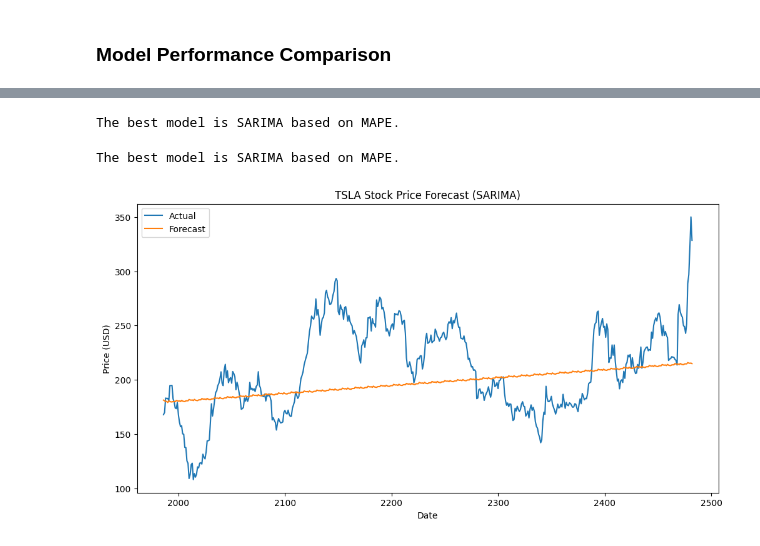
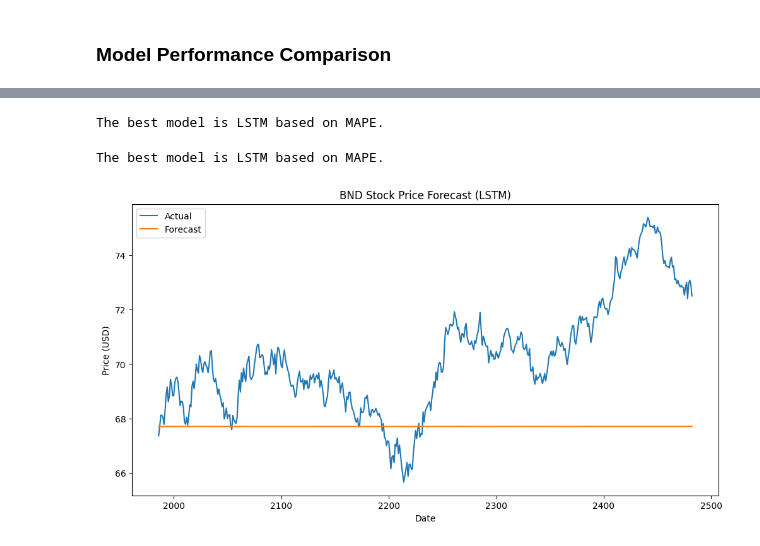
Before and after one commit to OL-YAD/portfolio-optimization-forecasting, a Jupyter notebook: notebooks/BND_time_series_forecasting.ipynb, the cells around one changed output, grey strips where cells are left out. Saved outputs shown, nothing was run; the diff lists cells and outputs as text; code cells hidden in the pictures.

```diff
--- a/notebooks/BND_time_series_forecasting.ipynb
+++ b/notebooks/BND_time_series_forecasting.ipynb
@@ -92,7 +92,7 @@ sarima_forecast = sarima_model_fit.forecast(steps=len(df_BND_test))
 
 sarima_mae = mean_absolute_error(df_BND_test['Close'], sarima_forecast)
 sarima_rmse = np.sqrt(mean_squared_error(df_BND_test['Close'], sarima_forecast))
-sarima_mape = mean_absolute_percentage_error(df_TSLA_test['Close'], sarima_forecast)
+sarima_mape = mean_absolute_percentage_error(df_BND_test['Close'], sarima_forecast)
 
 print(f"SARIMA Model Performance:")
 print(f"MAE: {sarima_mae:.2f}")
@@ -187,27 +187,27 @@ plt.show()
 ### LSTM Model
 # %%
 # LSTM Model
-print("Developing LSTM Model for TSLA")
+print("Developing LSTM Model for BND")
 lstm_model = Sequential()
 lstm_model.add(LSTM(50, input_shape=(1, 1), return_sequences=False))  # Change input_shape to (1, 1)
 lstm_model.add(Dense(1))
 lstm_model.compile(loss='mean_squared_error', optimizer='adam')
 
-# Reshape X_train to (len(df_TSLA_train), 1, 1)
-X_train = df_TSLA_train[['Close']].values.reshape((len(df_TSLA_train), 1, 1))
-y_train = df_TSLA_train['Close'].values
+# Reshape X_train to (len(df_BND_train), 1, 1)
+X_train = df_BND_train[['Close']].values.reshape((len(df_BND_train), 1, 1))
+y_train = df_BND_train['Close'].values
 
 # Train the model
 lstm_model.fit(X_train, y_train, epochs=50, batch_size=32, verbose=0)
 
-# Reshape X_test to (len(df_TSLA_test), 1, 1)
-X_test = df_TSLA_test[['Close']].values.reshape((len(df_TSLA_test), 1, 1))
+# Reshape X_test to (len(df_BND_test), 1, 1)
+X_test = df_BND_test[['Close']].values.reshape((len(df_BND_test), 1, 1))
 lstm_forecast = lstm_model.predict(X_test)
 
 # Evaluate the model
-lstm_mae = mean_absolute_error(df_TSLA_test['Close'], lstm_forecast.flatten())
-lstm_rmse = np.sqrt(mean_squared_error(df_TSLA_test['Close'], lstm_forecast.flatten()))
-lstm_mape = mean_absolute_percentage_error(df_TSLA_test['Close'], lstm_forecast.flatten())
+lstm_mae = mean_absolute_error(df_BND_test['Close'], lstm_forecast.flatten())
+lstm_rmse = np.sqrt(mean_squared_error(df_BND_test['Close'], lstm_forecast.flatten()))
+lstm_mape = mean_absolute_percentage_error(df_BND_test['Close'], lstm_forecast.flatten())
 
 print(f"LSTM Model Performance:")
 print(f"MAE: {lstm_mae:.2f}")
@@ -302,19 +302,19 @@ else:
 
 print(f"The best model is {best_model} based on MAPE.")
 # %% [output]
-The best model is SARIMA based on MAPE.
+The best model is LSTM based on MAPE.
 # %%
 print(f"The best model is {best_model} based on MAPE.")
 
 # Visualize the forecasts
 plt.figure(figsize=(12, 6))
-plt.plot(df_TSLA_test.index, df_TSLA_test['Close'], label='Actual')
-plt.plot(df_TSLA_test.index, best_forecast, label='Forecast')
-plt.title(f"TSLA Stock Price Forecast ({best_model})")
+plt.plot(df_BND_test.index, df_BND_test['Close'], label='Actual')
+plt.plot(df_BND_test.index, best_forecast, label='Forecast')
+plt.title(f"BND Stock Price Forecast ({best_model})")
 plt.xlabel('Date')
 plt.ylabel('Price (USD)')
 plt.legend()
 plt.show()
 # %% [output]
-The best model is SARIMA based on MAPE.
+The best model is LSTM based on MAPE.
-[figure, old version]
+[figure, new version]
```
Also changed, not shown: parts of 17 cells of this notebook.
